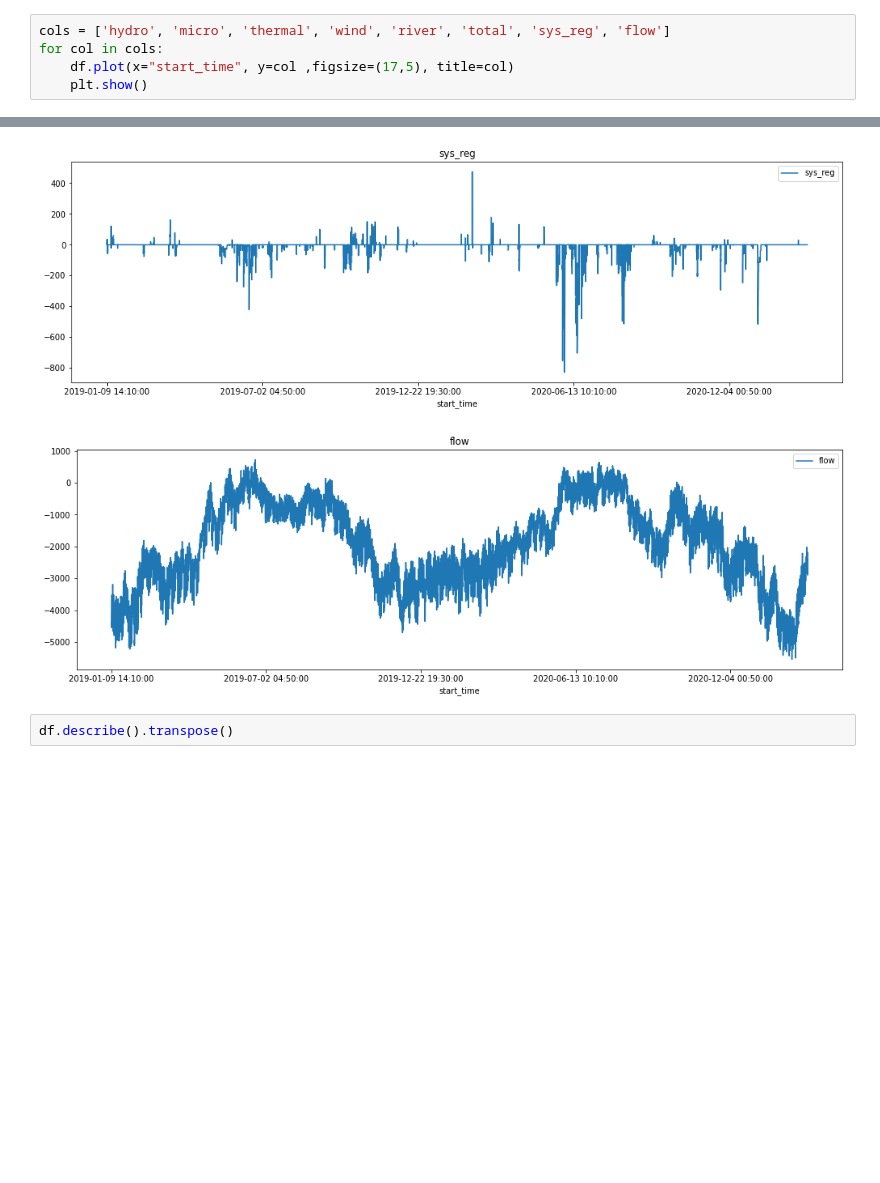
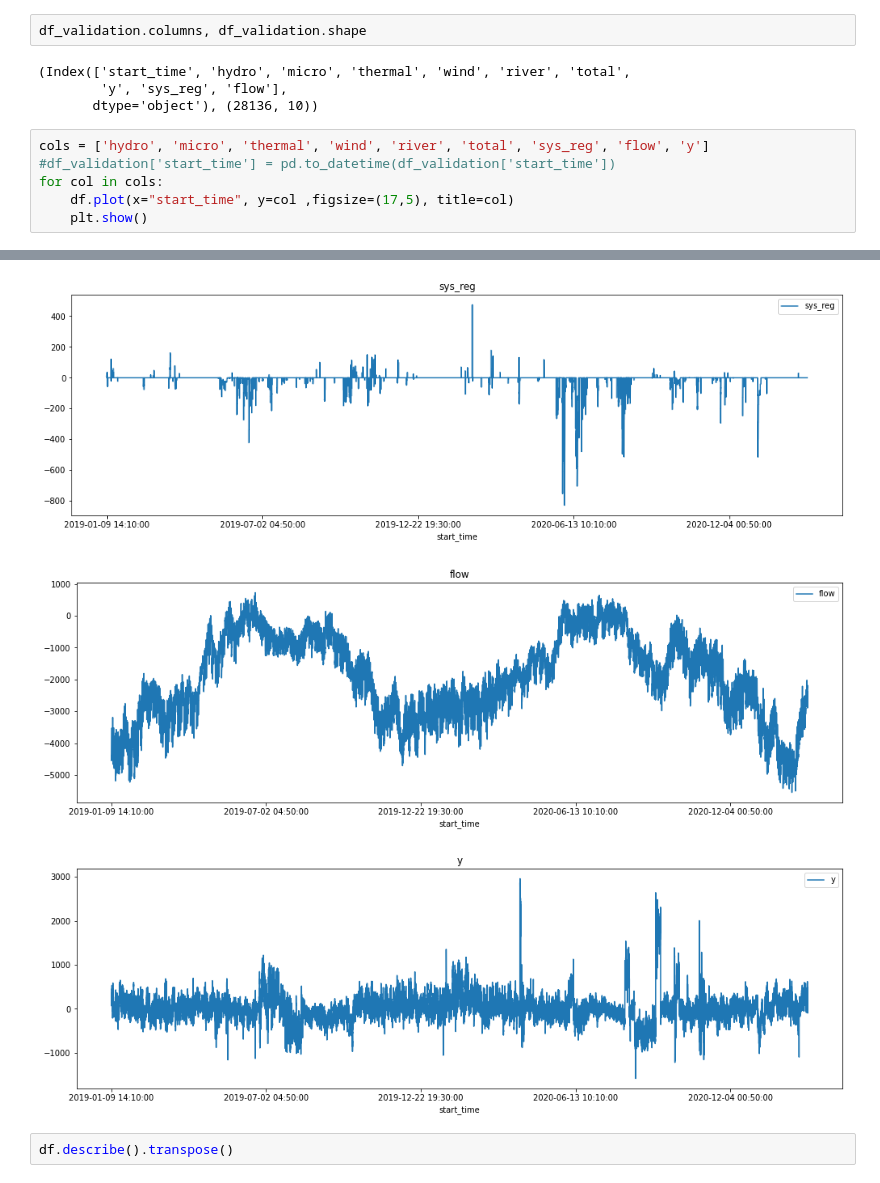
Before and after one commit to Kohmann/DL-power-imbalance-forecasting, a Jupyter notebook: data_exploration.ipynb, the cells around one changed output, grey strips where cells are left out. Drawn from its saved outputs; the diff is of its cells as text; blank space fills up the shorter version.

```diff
--- a/data_exploration.ipynb
+++ b/data_exploration.ipynb
@@ -14,17 +16,25 @@ Index(['start_time', 'hydro', 'micro', 'thermal', 'wind', 'river', 'total',
+# %%
+df_validation.columns, df_validation.shape
+# %% [output]
+(Index(['start_time', 'hydro', 'micro', 'thermal', 'wind', 'river', 'total',
+        'y', 'sys_reg', 'flow'],
+       dtype='object'), (28136, 10))
 # %%
-cols = ['hydro', 'micro', 'thermal', 'wind', 'river', 'total', 'sys_reg', 'flow']
+cols = ['hydro', 'micro', 'thermal', 'wind', 'river', 'total', 'sys_reg', 'flow', 'y']
+#df_validation['start_time'] = pd.to_datetime(df_validation['start_time'])
 for col in cols:
     df.plot(x="start_time", y=col ,figsize=(17,5), title=col)
     plt.show()
 # %% [output]
 [figure]
 [figure]
 [figure]
 [figure]
 [figure]
 [figure]
 [figure]
 [figure]
+[figure, added]
 # %%
 df.describe().transpose()
 # %% [output]
```
Also changed, not shown: parts of 41 cells of this notebook, 2 other files.
